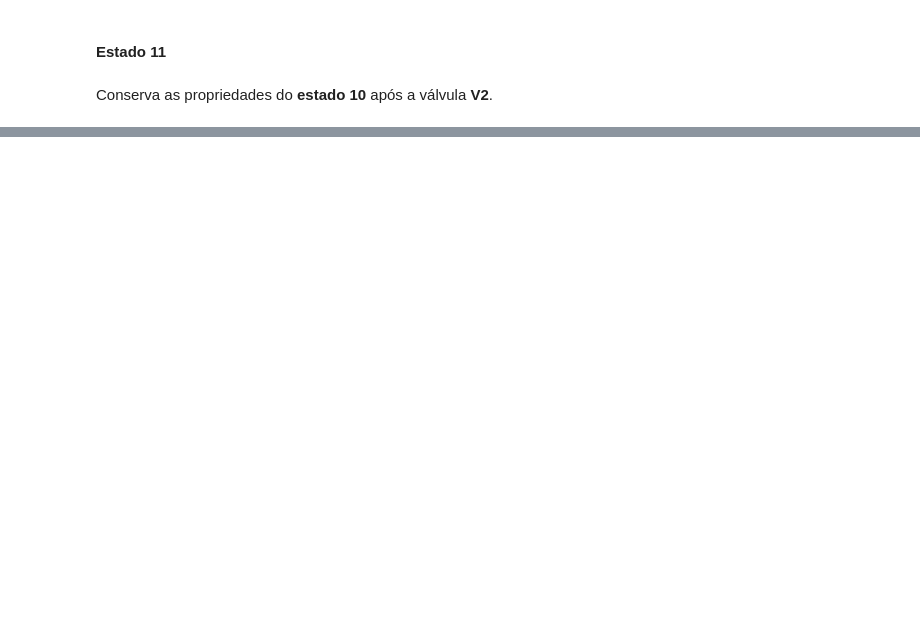
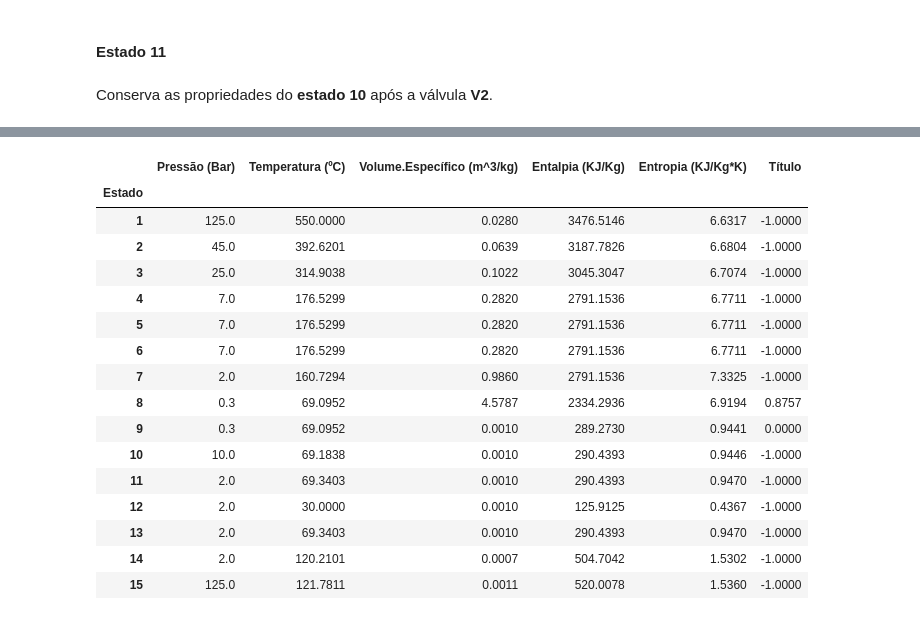
Before and after one commit to pimenta-arthur/thermoelectric_cycle, a Jupyter notebook: ENE129-T1.ipynb, the cells around one changed output, grey strips where cells are left out. Saved outputs shown, nothing was run; the diff lists cells and outputs as text; code cells hidden in the pictures; blank space fills up the shorter version.

```diff
--- a/ENE129-T1.ipynb
+++ b/ENE129-T1.ipynb
@@ -455,0 +502,14 @@ x11 = x10
+# %%
+# Pressão
+P14 = 2*1e5 #Pa
+# Título
+x14 = 0
+# %%
+# Entropia
+s14 = CP.PropsSI('S', 'P', P14, 'Q', x14, 'Water') #J/kg*K
+# Volume específico
+v14 = 1/CP.PropsSI('S', 'P', P14, 'Q', x14, 'Water') #m^3/kg
+# Temperatura
+T14 = CP.PropsSI('T', 'P', P14, 'Q', x14, 'Water') #K
+# Entalpia
+h14 = CP.PropsSI('H', 'P', P14, 'Q', x14, 'Water') #J/kg
@@ -455,0 +520,5 @@ x11 = x10
+# %%
+# Pressão
+P15 = 125*1e5 #Pa
+# Rendimento isentrópico
+nb = 0.85 #Bomba
@@ -455,0 +527,15 @@ x11 = x10
+# %%
+# Isentrópico
+s15s = s14
+h15s = CP.PropsSI('H', 'P', P15, 'S', s15s, 'Water') #J/kg
+# Entalpia
+# Temos: nb = Wr/Ws = (h10s-h9)/(h10-h9)
+h15 = ((h15s-h14)/nb)+h14 #J/Kg
+# Entropia
+s15 = CP.PropsSI('S', 'P', P15, 'H', h15, 'Water') #J/kg*K
+# Temperatura
+T15 = CP.PropsSI('T', 'P', P15, 'H', h15, 'Water') #K
+# Volume específico
+v15 = 1/CP.PropsSI('D', 'P', P15, 'H', h15, 'Water') #m^3/kg
+# Título
+x15 = CP.PropsSI('Q', 'P', P15, 'H', h15, 'Water')
@@ -455,0 +583,29 @@ x11 = x10
+# %%
+data = {'Pressão (Bar)': P_list,
+        'Temperatura (ºC)': T_list,
+        'Volume.Específico (m^3/kg)': v_list,
+        'Entalpia (KJ/Kg)': h_list,
+        'Entropia (KJ/Kg*K)': s_list,
+        'Estado': e_list,
+        'Título': x_list}
+
+df_2 = pd.DataFrame.from_dict(data)
+df_2.set_index('Estado')
+# %% [output]
+|  | Pressão (Bar) | Temperatura (ºC) | Volume.Específico (m^3/kg) | Entalpia (KJ/Kg) | Entropia (KJ/Kg*K) | Título |
+| Estado |  |  |  |  |  |  |
+| 1 | 125.0 | 550.0000 | 0.0280 | 3476.5146 | 6.6317 | -1.0000 |
+| 2 | 45.0 | 392.6201 | 0.0639 | 3187.7826 | 6.6804 | -1.0000 |
+| 3 | 25.0 | 314.9038 | 0.1022 | 3045.3047 | 6.7074 | -1.0000 |
+| 4 | 7.0 | 176.5299 | 0.2820 | 2791.1536 | 6.7711 | -1.0000 |
+| 5 | 7.0 | 176.5299 | 0.2820 | 2791.1536 | 6.7711 | -1.0000 |
+| 6 | 7.0 | 176.5299 | 0.2820 | 2791.1536 | 6.7711 | -1.0000 |
+| 7 | 2.0 | 160.7294 | 0.9860 | 2791.1536 | 7.3325 | -1.0000 |
+| 8 | 0.3 | 69.0952 | 4.5787 | 2334.2936 | 6.9194 | 0.8757 |
+| 9 | 0.3 | 69.0952 | 0.0010 | 289.2730 | 0.9441 | 0.0000 |
+| 10 | 10.0 | 69.1838 | 0.0010 | 290.4393 | 0.9446 | -1.0000 |
+| 11 | 2.0 | 69.3403 | 0.0010 | 290.4393 | 0.9470 | -1.0000 |
+| 12 | 2.0 | 30.0000 | 0.0010 | 125.9125 | 0.4367 | -1.0000 |
+| 13 | 2.0 | 69.3403 | 0.0010 | 290.4393 | 0.9470 | -1.0000 |
+| 14 | 2.0 | 120.2101 | 0.0007 | 504.7042 | 1.5302 | -1.0000 |
+| 15 | 125.0 | 121.7811 | 0.0011 | 520.0078 | 1.5360 | -1.0000 |
```
Also changed, not shown: parts of 34 cells of this notebook.
